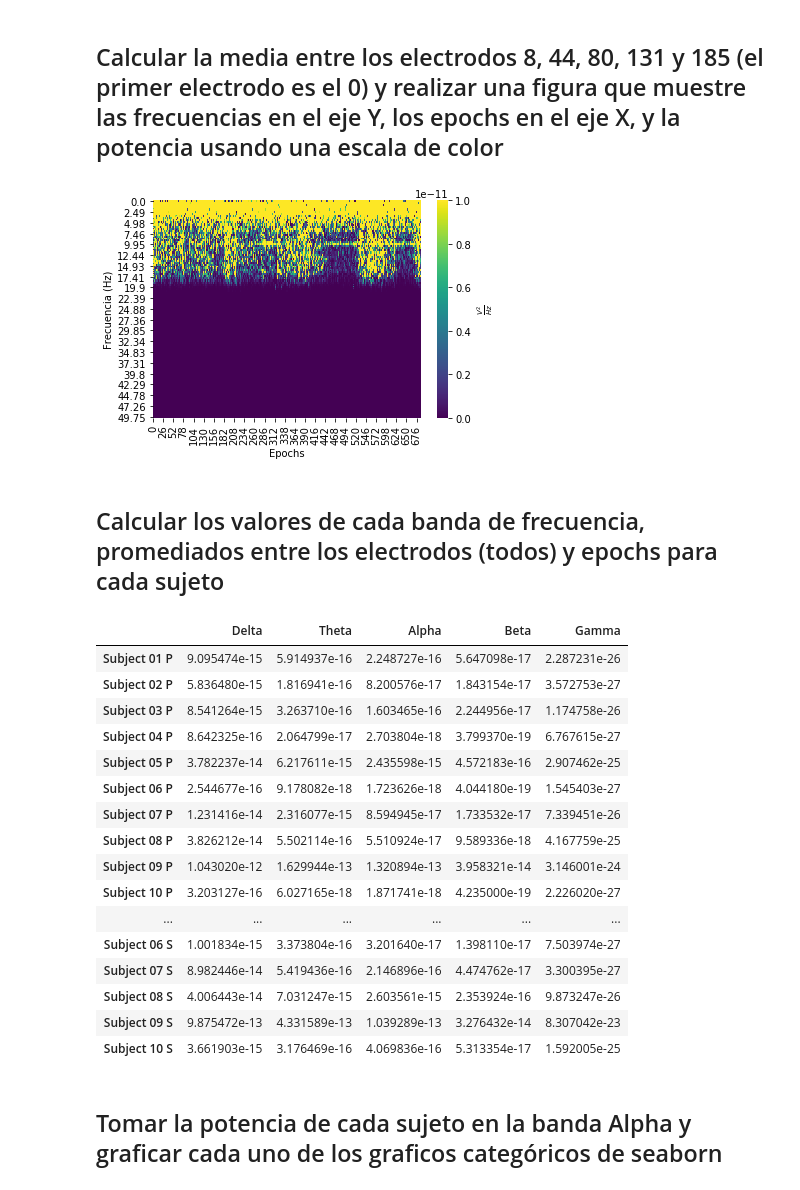
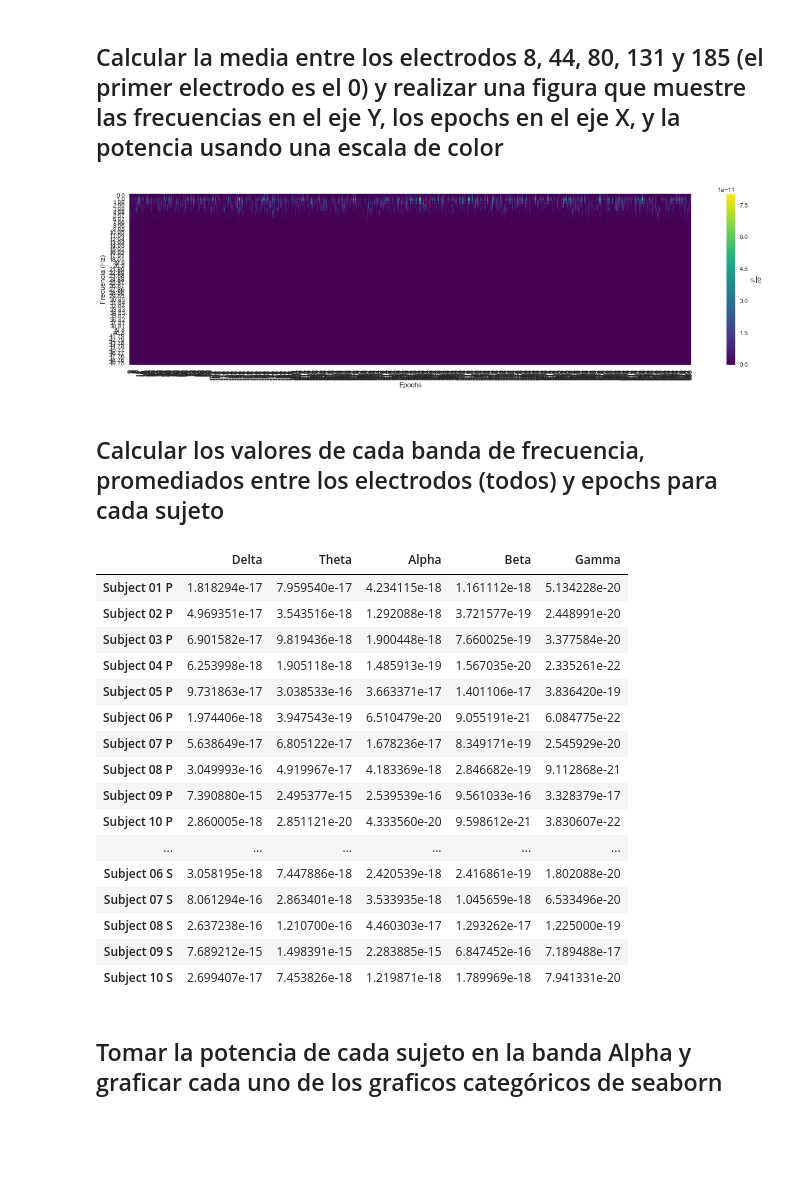
Before and after one commit to santiago-mb/data-science, a Jupyter notebook: wip/tp2/tp2.ipynb, the cells around one changed output. Saved outputs shown, nothing was run; the diff lists cells and outputs as text; code cells hidden in the pictures; blank space fills up the shorter version.

```diff
--- a/wip/tp2/tp2.ipynb
+++ b/wip/tp2/tp2.ipynb
@@ -16,33 +17,35 @@ import math
 # %%
 x = (sc.io.loadmat('datasetP/P02.mat'))['data']
 
 epochs = len(x)
 # epochs = 2
 electrodes = 256
 measures = 201
 
 powersDF = None
 
+fig, ax = plt.subplots(figsize=(20,5))
+
 for i in range(epochs):
     epoch = pd.DataFrame(x[i])
-    fourier = sc.signal.welch(epoch.loc[[7, 43, 79, 130, 184]].mean(), nperseg=measures)
+    fourier = sc.signal.welch(epoch.loc[[7, 43, 79, 130, 184]].mean(), nperseg=measures, fs = 200)
     if powersDF is None:
-        powersDF = pd.DataFrame(index = np.round(np.multiply(fourier[0], 100), 2))
+        powersDF = pd.DataFrame(index = np.round(fourier[0], 2))
     powersDF[i] = pd.Series(fourier[1], index = powersDF.index)
-sns.heatmap(powersDF, cmap = 'viridis', vmin = 0, vmax = 1e-11, cbar_kws = {'label': r'$\frac{V^{2}}{Hz}$'})
+sns.heatmap(powersDF[powersDF.index < 50], cmap = 'viridis', cbar_kws = {'label': r'$\frac{V^{2}}{Hz}$'})
 plt.xlabel('Epochs')
 plt.ylabel('Frecuencia (Hz)')
 plt.show()
 # %% [output]
-[figure, old version]
+[figure, new version]
 # %% [markdown]
 ## Calcular los valores de cada banda de frecuencia, promediados entre los electrodos (todos) y epochs para cada sujeto
 # %%
-deltaRange = [0.0 / 100.0, 4.0 / 100.0]
-thetaRange = [4.0 / 100.0, 8.0 / 100.0]
-alphaRange = [8.0 / 100.0, 13.0 / 100.0]
-betaRange = [13.0 / 100.0, 30.0 / 100.0]
-gammaRange = [30.0 / 100.0, 50.0 / 100.0]
+deltaRange = [0.0, 4.0]
+thetaRange = [4.0, 8.0]
+alphaRange = [8.0, 13.0]
+betaRange = [13.0, 30.0]
+gammaRange = [30.0, 50.0]
 classification = ['P'] * 10 + ['S'] * 10
 names = list(map((lambda x: ('0'+ str(x))[-2:]), range(1,11)))
 # names = ['02']
@@ -74,14 +77,13 @@ for dataset in datasets:
                 epochAcum = epochAcum.add(epoch)
 
         epochAcum = epochAcum.divide(epochs * electrodes)
-        fourier = sc.signal.welch(epochAcum, nperseg=measures)
-
+        fourier = sc.signal.welch(epochAcum, nperseg=measures, fs = 200)
         frecs = fourier[0]
         powers = fourier[1]
-        theta = next((i for i, v in enumerate(frecs) if v >= thetaRange[0] and v < thetaRange[1]))
-        alpha = next((i for i, v in enumerate(frecs) if v >= alphaRange[0] and v < alphaRange[1]))
-        beta = next((i for i, v in enumerate(frecs) if v >= betaRange[0] and v < betaRange[1]))
-        gamma = next((i for i, v in enumerate(frecs) if v >= gammaRange[0] and v < gammaRange[1]))
+        theta = next(i for i, v in enumerate(frecs) if v >= thetaRange[0] and v < thetaRange[1])
+        alpha = next(i for i, v in enumerate(frecs) if v >= alphaRange[0] and v < alphaRange[1])
+        beta = next(i for i, v in enumerate(frecs) if v >= betaRange[0] and v < betaRange[1])
+        gamma = next(i for i, v in enumerate(frecs) if v >= gammaRange[0] and v < gammaRange[1])
         subjectsDelta.append(powers[:theta].mean())
         subjectsTheta.append(powers[theta:alpha].mean())
         subjectsAlpha.append(powers[alpha:beta].mean())
@@ -92,22 +94,22 @@ for dataset in datasets:
 display(df)
 # %% [output]
 |  | Delta | Theta | Alpha | Beta | Gamma |
-| Subject 01 P | 9.095474e-15 | 5.914937e-16 | 2.248727e-16 | 5.647098e-17 | 2.287231e-26 |
-| Subject 02 P | 5.836480e-15 | 1.816941e-16 | 8.200576e-17 | 1.843154e-17 | 3.572753e-27 |
-| Subject 03 P | 8.541264e-15 | 3.263710e-16 | 1.603465e-16 | 2.244956e-17 | 1.174758e-26 |
-| Subject 04 P | 8.642325e-16 | 2.064799e-17 | 2.703804e-18 | 3.799370e-19 | 6.767615e-27 |
-| Subject 05 P | 3.782237e-14 | 6.217611e-15 | 2.435598e-15 | 4.572183e-16 | 2.907462e-25 |
-| Subject 06 P | 2.544677e-16 | 9.178082e-18 | 1.723626e-18 | 4.044180e-19 | 1.545403e-27 |
-| Subject 07 P | 1.231416e-14 | 2.316077e-15 | 8.594945e-17 | 1.733532e-17 | 7.339451e-26 |
-| Subject 08 P | 3.826212e-14 | 5.502114e-16 | 5.510924e-17 | 9.589336e-18 | 4.167759e-25 |
-| Subject 09 P | 1.043020e-12 | 1.629944e-13 | 1.320894e-13 | 3.958321e-14 | 3.146001e-24 |
-| Subject 10 P | 3.203127e-16 | 6.027165e-18 | 1.871741e-18 | 4.235000e-19 | 2.226020e-27 |
+| Subject 01 P | 1.818294e-17 | 7.959540e-17 | 4.234115e-18 | 1.161112e-18 | 5.134228e-20 |
+| Subject 02 P | 4.969351e-17 | 3.543516e-18 | 1.292088e-18 | 3.721577e-19 | 2.448991e-20 |
+| Subject 03 P | 6.901582e-17 | 9.819436e-18 | 1.900448e-18 | 7.660025e-19 | 3.377584e-20 |
+| Subject 04 P | 6.253998e-18 | 1.905118e-18 | 1.485913e-19 | 1.567035e-20 | 2.335261e-22 |
+| Subject 05 P | 9.731863e-17 | 3.038533e-16 | 3.663371e-17 | 1.401106e-17 | 3.836420e-19 |
+| Subject 06 P | 1.974406e-18 | 3.947543e-19 | 6.510479e-20 | 9.055191e-21 | 6.084775e-22 |
+| Subject 07 P | 5.638649e-17 | 6.805122e-17 | 1.678236e-17 | 8.349171e-19 | 2.545929e-20 |
+| Subject 08 P | 3.049993e-16 | 4.919967e-17 | 4.183369e-18 | 2.846682e-19 | 9.112868e-21 |
+| Subject 09 P | 7.390880e-15 | 2.495377e-15 | 2.539539e-16 | 9.561033e-16 | 3.328379e-17 |
+| Subject 10 P | 2.860005e-18 | 2.851121e-20 | 4.333560e-20 | 9.598612e-21 | 3.830607e-22 |
 | ... | ... | ... | ... | ... | ... |
-| Subject 06 S | 1.001834e-15 | 3.373804e-16 | 3.201640e-17 | 1.398110e-17 | 7.503974e-27 |
-| Subject 07 S | 8.982446e-14 | 5.419436e-16 | 2.146896e-16 | 4.474762e-17 | 3.300395e-27 |
-| Subject 08 S | 4.006443e-14 | 7.031247e-15 | 2.603561e-15 | 2.353924e-16 | 9.873247e-26 |
-| Subject 09 S | 9.875472e-13 | 4.331589e-13 | 1.039289e-13 | 3.276432e-14 | 8.307042e-23 |
-| Subject 10 S | 3.661903e-15 | 3.176469e-16 | 4.069836e-16 | 5.313354e-17 | 1.592005e-25 |
+| Subject 06 S | 3.058195e-18 | 7.447886e-18 | 2.420539e-18 | 2.416861e-19 | 1.802088e-20 |
+| Subject 07 S | 8.061294e-16 | 2.863401e-18 | 3.533935e-18 | 1.045659e-18 | 6.533496e-20 |
+| Subject 08 S | 2.637238e-16 | 1.210700e-16 | 4.460303e-17 | 1.293262e-17 | 1.225000e-19 |
+| Subject 09 S | 7.689212e-15 | 1.498391e-15 | 2.283885e-15 | 6.847452e-16 | 7.189488e-17 |
+| Subject 10 S | 2.699407e-17 | 7.453826e-18 | 1.219871e-18 | 1.789969e-18 | 7.941331e-20 |
 # %% [markdown]
 ## Tomar la potencia de cada sujeto en la banda Alpha y graficar cada uno de los graficos categóricos de seaborn
 # %%
```
Also changed, not shown: parts of 5 cells of this notebook.
